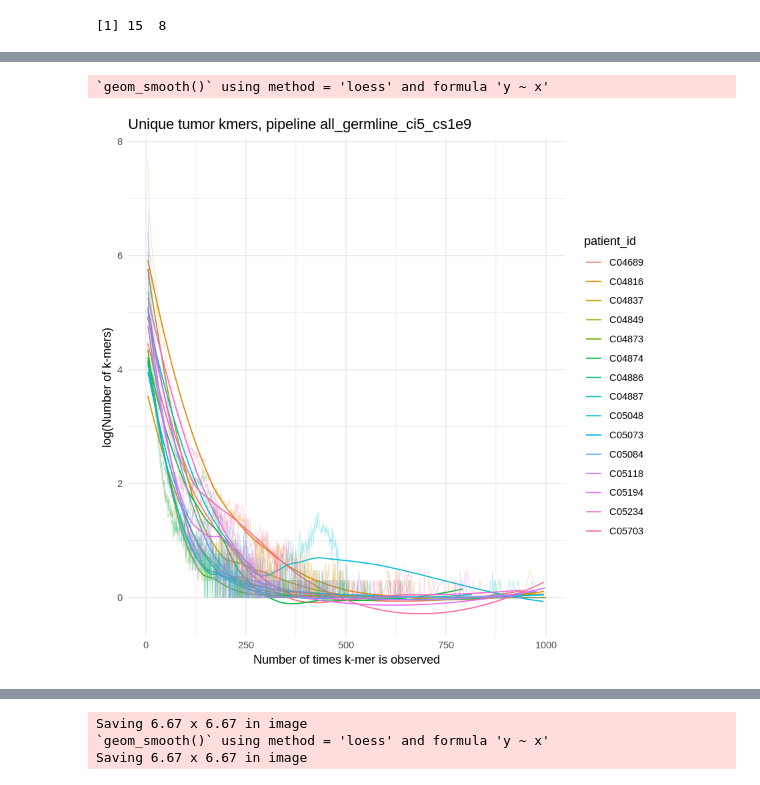
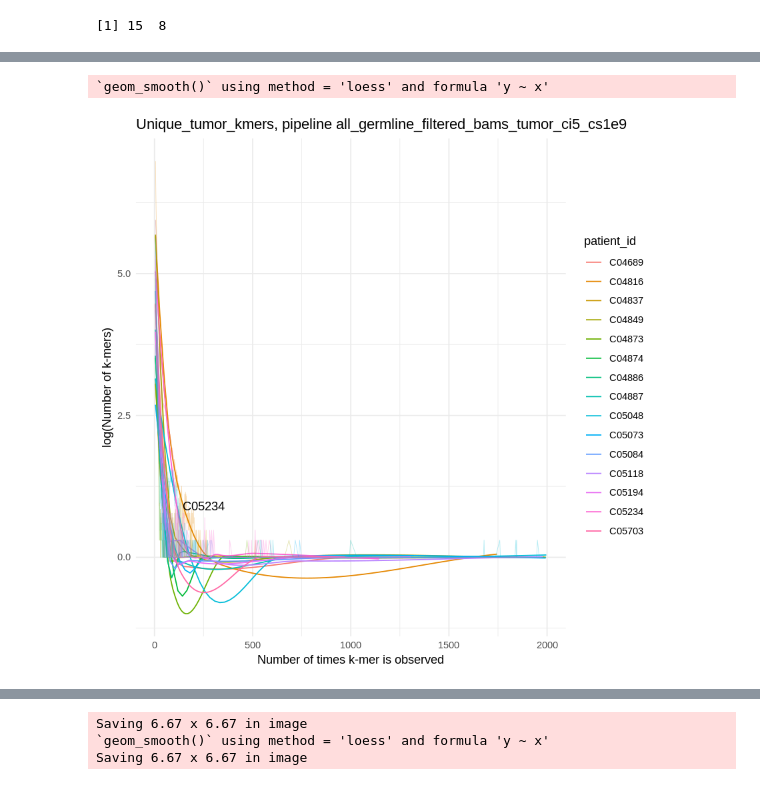
Before and after one commit to carmenoroperv/thesis_project, a Jupyter notebook: scripts_plotting/kmer_distributions_per_pipeline.ipynb, the cells around one changed output, grey strips where cells are left out. Saved outputs shown, nothing was run; the diff lists cells and outputs as text; code cells hidden in the pictures.

```diff
--- a/scripts_plotting/kmer_distributions_per_pipeline.ipynb
+++ b/scripts_plotting/kmer_distributions_per_pipeline.ipynb
@@ -3,11 +20,21 @@ library(tidyverse)
 # %%
-# input parameters
-input_folder = "all_germline_ci5_cs1e9"
-filename = "plotdata_unique_tumor_all_germline_singletons_excluded_tumor_4_cs_filtered.txt"
+############################################################################
+#                                                                          #
+#                          SET PARAMETERS HERE                             #
+#                                                                          #
+############################################################################
 
-# output parameters
-output_folder = "union_germline_ci4_cs1e9"
-plot_title = "Unique tumor kmers"
+############### input parameters (in data folder) ##########################
+# input_folder = "all_germline_filtered_bams_tumor_ci5_cs1e9" # "all_germline_ci5_cs1e9" # "ci5_cs1e9" # "cs1e9"
+input_folder = "all_germline_filtered_bams_tumor_ci5_cs1e9"
+#filename =  "plotdata_unique_tumor_all_germline_singletons_excluded_tumor_4_cs_filtered.txt" # "plotdata_tumor_cs1e9_filtered.txt"
+filename = "plotdata_unique_tumor_kmers_filtered.txt"
+
+############### output parameters (in plotting_results folder) #############
+#output_folder = "ci1_cs1e9" # "ci5_cs1e9" # "union_germline_ci4_cs1e9" # union_germline_filtered_tumor_bams_ci5_cs1e9
+output_folder = "union_germline_filtered_tumor_bams_ci5_cs1e9"
+#plot_title = "Unique_tumor_kmers" # "Tumor_kmers"
+plot_title = "Unique_tumor_kmers"
 
 
 paramspace <- read.csv("../data/metadata/paramspace_phaseI.csv", sep = ",")
@@ -20,6 +47,7 @@ data_all <- NULL
 
 for (row in 1:nrow(paramspace)){
     pt = paramspace[row, "pt_id"]
+    print(pt)
     fd = paramspace[row, "output_path_unique_kmers"]
 
     data <- read.table(paste("../data/", pt, "/", fd ,"/", input_folder, "/", filename, sep = ""))
@@ -27,7 +55,7 @@ for (row in 1:nrow(paramspace)){
 
     cum_sum <- NULL
     for (row in 1:nrow(data)){
-        if (row <= 1000){
+        if (row <= 2000){
             sub_data <- data[row:nrow(data), ]
             cum_sum <- c(cum_sum, sum(sub_data$V2))
         } else {
@@ -56,5 +102,5 @@ head(data_all)
 # %%
-data_all_1000 <- data_all %>% filter(count <= 1000)
+data_all_1000 <- data_all %>% filter(count <= 2000)
 data_all_1000$label <- NA
 data_all_1000$label[which(data_all_1000$count == max(data_all_1000$count))] <- data_all_1000$patient_id[which(data_all_1000$count == max(data_all_1000$count))]
 # %%
@@ -81,18 +115,19 @@ log(max(data_only_250$n))
 # %%
 
 
-line_smooth <- ggplot(data_all_1000) + geom_smooth(aes(count, log10(n), color = patient_id), size = 0.5, alpha = 1, se = FALSE) +
+line_smooth <- ggplot(data_all_1000) +
+    geom_smooth(aes(count, log10(n), color = patient_id), size = 0.5, alpha = 1, se = FALSE) +
     geom_line(aes(count, log10(n), color = patient_id), size = 0.25, alpha = 0.3) +
     xlab("Number of times k-mer is observed") +
     ylab("log(Number of k-mers)") +
     theme_minimal()  +
-    #annotate("text", x = 250, y = log10(max(data_only_250$n)) + 0.6, label = data_only_250$patient_id[which(data_only_250$n == max(data_only_250$n))]) +
+    annotate("text", x = 250, y = log10(max(data_only_250$n)) + 0.6, label = data_only_250$patient_id[which(data_only_250$n == max(data_only_250$n))]) +
     ggtitle(paste(plot_title, ", pipeline ", input_folder, sep =  ""))
 
 line_smooth
 # %% [output]
 `geom_smooth()` using method = 'loess' and formula 'y ~ x'
-[figure, old version]
+[figure, new version]
 # %%
 line_cumulative <- ggplot(data_all_1000) +
     #geom_smooth(aes(count, log10(cumulative_kmers), color = patient_id), size = 0.5, alpha = 1, se = FALSE) +
```
Also changed, not shown: parts of 6 cells of this notebook, 22 other files.
